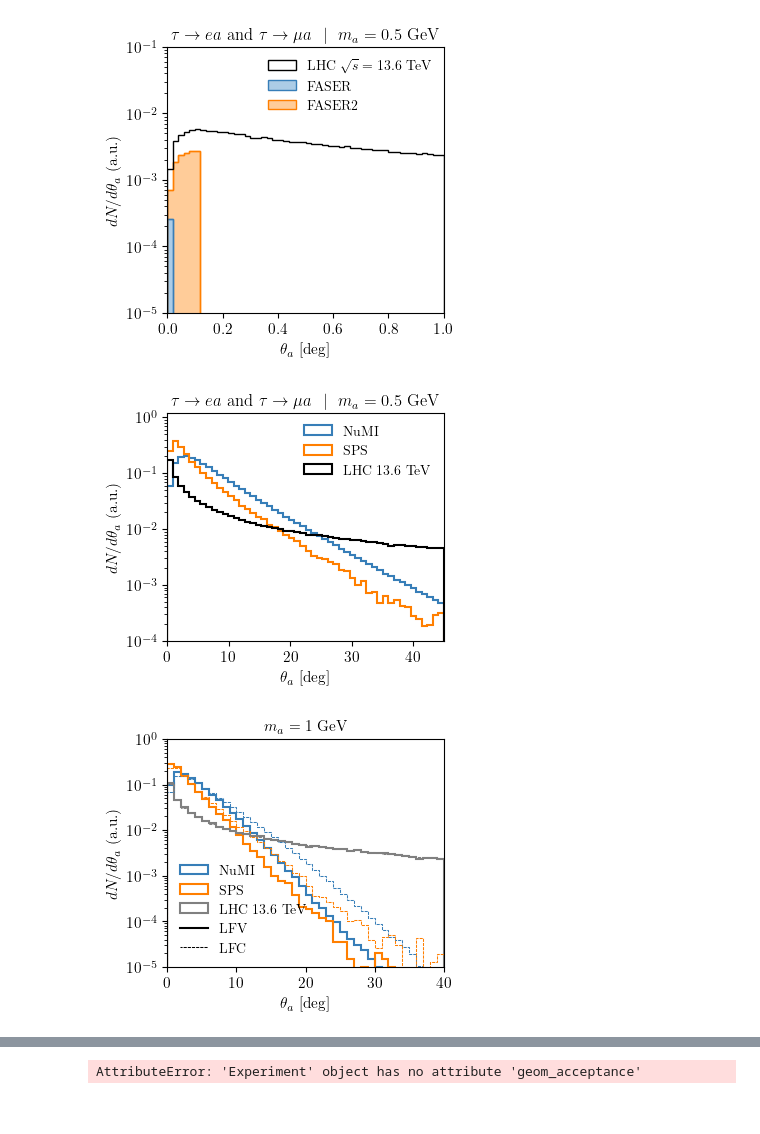
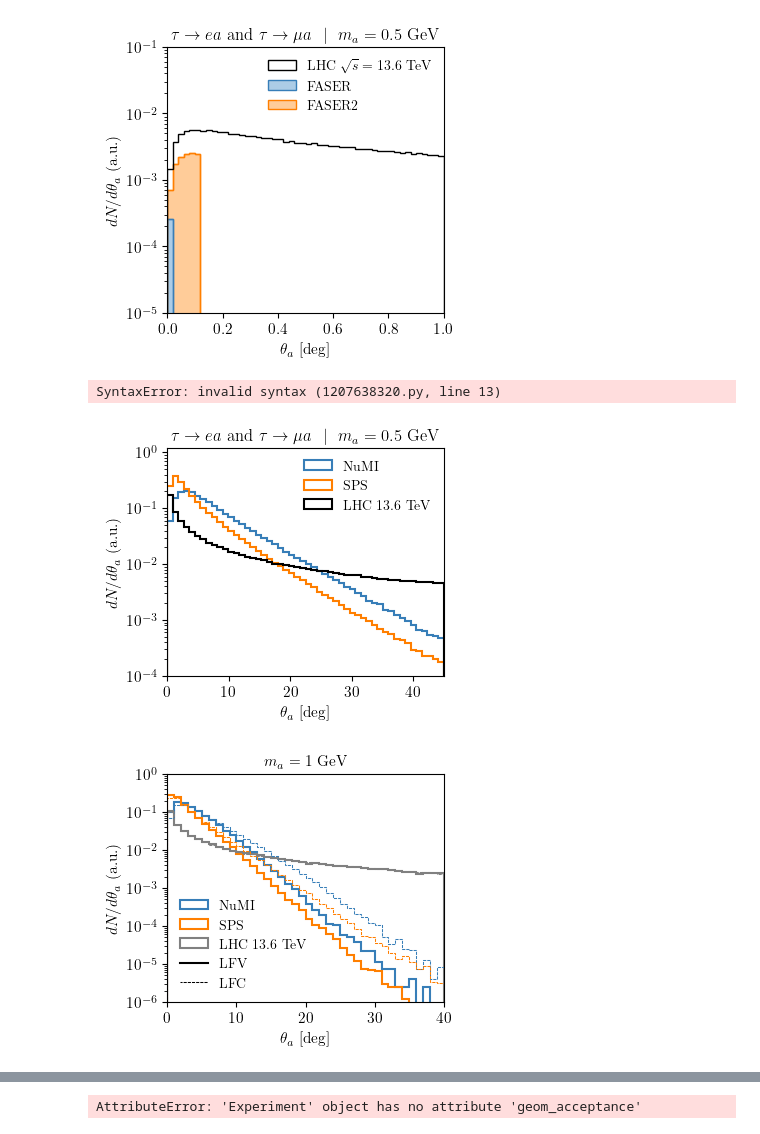
Before and after one commit to mhostert/tauALP, a Jupyter notebook: calculate_signal_rates.ipynb, the cells around one changed output, grey strips where cells are left out. Saved outputs shown, nothing was run; the diff lists cells and outputs as text; code cells hidden in the pictures.

```diff
--- a/calculate_signal_rates.ipynb
+++ b/calculate_signal_rates.ipynb
@@ -47,13 +47,13 @@ alp = models.ALP(0.3, 1e8)
 
 ### Pythia8 tau events
 NUMI_files  = [f"pythia8_events/tau_events_NuMI_120GeV_v3_{i}.txt" for i in range(0, 8)] + [f"pythia8_events/tau_events_NuMI_120GeV_v4_{i}.txt" for i in range(0, 8)]
-SPS_files   = [f"pythia8_events/tau_events_SPS_400GeV_v3_{i}.txt" for i in range(0, 8)]
+SPS_files   = [f"pythia8_events/tau_events_SPS_400GeV_v3_{i}.txt" for i in range(0, 8)] + [f"pythia8_events/tau_events_SPS_400GeV_v4_{i}.txt" for i in range(0, 8)]+ [f"pythia8_events/tau_events_SPS_400GeV_v5_{i}.txt" for i in range(0, 8)]
 LHC_files   = [f"pythia8_events/tau_events_LHC_13.6TeV_v6_{i}.txt" for i in range(0, 8)]
 
 ### Creating the experimental classes
-ICARUS      = exp.Experiment(NUMI_files, exp_dic=exp.ICARUS_exp, alp=alp, duplicate_taus=10)
-MICROBOONE  = exp.Experiment(NUMI_files, exp_dic=exp.MicroBooNE_exp, alp=alp, duplicate_taus=10)
-NOVA        = exp.Experiment(NUMI_files, exp_dic=exp.NoVA_exp, alp=alp, duplicate_taus=5)
+ICARUS      = exp.Experiment(NUMI_files, exp_dic=exp.ICARUS_exp, alp=alp, duplicate_taus=1)
+MICROBOONE  = exp.Experiment(NUMI_files, exp_dic=exp.MicroBooNE_exp, alp=alp, duplicate_taus=1)
+NOVA        = exp.Experiment(NUMI_files, exp_dic=exp.NoVA_exp, alp=alp, duplicate_taus=1)
 
 CHARM = exp.Experiment(SPS_files, exp_dic=exp.CHARM_exp, alp=alp)
 BEBC  = exp.Experiment(SPS_files, exp_dic=exp.BEBC_exp, alp=alp)
@@ -229,12 +230,14 @@ def plot_hist_with_errors(ax, data, weights, bins, label, color, zorder=2, lw=1.
     counts /= nevents
     sumw2 /= nevents**2
     # Plot main histogram
-    ax.hist(data, bins=bins, weights=weights, label=label,
+    ax.hist(data, bins=bins, weights=weights, label=label, |
             histtype='step', edgecolor=color, linestyle=ls,
             density=False, zorder=zorder, lw=lw)
 
     # Plot error bars as bars around each bin
 #     ax.bar(bin_centers, 2*np.sqrt(sumw2), bottom=counts-np.sqrt(sumw2), width=bin_widths, edgecolor='None', facecolor=color, alpha=0.3, lw=0, zorder=zorder-0.1)
+# %% [output]
+SyntaxError: invalid syntax (1207638320.py, line 13)
 # %%
 fig,ax = pt.std_fig(figsize=(3.5,3))
 
@@ -262,7 +265,7 @@ ax.legend(loc='upper right', fontsize=10, ncol=1)
 ax.set_title(fr'$\tau \to e a$ and $\tau \to \mu a$ $\,\,\vert\,\,$ $m_a = {model.m_a}$ GeV', fontsize=12)
 fig.savefig('plots/All_alp_angular_spectrum.pdf', bbox_inches='tight')
 # %% [output]
-[figure, old version]
+[figure, new version]
 # %%
 fig,ax = pt.std_fig(figsize=(3.5,3))
 
@@ -277,36 +280,36 @@ FASER.get_alp_events(alp=alp)
 plot_hist_with_errors(ax, Cfv.get_theta_3vec(ICARUS.p4_alp)*xunits, ICARUS.weights/np.sum(ICARUS.weights), b, 'NuMI', pt.CB_color_cycle[0], nevents=ICARUS.nevents)
 plot_hist_with_errors(ax, Cfv.get_theta_3vec(CHARM.p4_alp)*xunits, CHARM.weights/np.sum(CHARM.weights), b, 'SPS', pt.CB_color_cycle[1], nevents=CHARM.nevents)
 plot_hist_with_errors(ax, Cfv.get_theta_3vec(FASER.p4_alp)*xunits, FASER.weights/np.sum(FASER.weights), b, 'LHC $13.6$~TeV', 'grey', nevents=FASER.nevents)
 
 alp = models.ALP(mALP, 1e5, c_lepton=np.ones((3,3)))
 ICARUS.get_alp_events(alp=alp)
 CHARM.get_alp_events(alp=alp)
 FASER.get_alp_events(alp=alp)
 
 plot_hist_with_errors(ax, Cfv.get_theta_3vec(ICARUS.p4_alp)*xunits, ICARUS.weights/np.sum(ICARUS.weights), b, None, pt.CB_color_cycle[0], nevents=ICARUS.nevents, ls=(1,(3,1)), lw=0.75)
 plot_hist_with_errors(ax, Cfv.get_theta_3vec(CHARM.p4_alp)*xunits, CHARM.weights/np.sum(CHARM.weights), b, None, pt.CB_color_cycle[1], nevents=CHARM.nevents, ls=(1,(3,1)), lw=0.75)
 plot_hist_with_errors(ax, Cfv.get_theta_3vec(FASER.p4_alp)*xunits, FASER.weights/np.sum(FASER.weights), b, None, 'grey', nevents=FASER.nevents, ls=(1,(3,1)), lw=0.75)
 
 ax.set_yscale('log')
 # ax.set_xscale('log')
 ax.set_xlabel(r'$\theta_{a}$ [deg]')
 ax.set_ylabel(r'$dN/d \theta_a$ (a.u.)')
 ax.set_xlim(0,b.max())
-ax.set_ylim(1e-5, 1)
+ax.set_ylim(1e-6, 1)
 
-ax.set_yticks(np.geomspace(1e-5, 1, 6))
+ax.set_yticks(np.geomspace(1e-6, 1, 7))
 # l1 = ax.legend(loc='upper right', fontsize=10, ncol=1)
 
 l = []
 # l.append(ax.plot([],[], ls='-', color=pt.CB_color_cycle[0], lw=0, label='\,\,')[0])
 l.append(ax.plot([],[], ls='-', color='black', lw=1.5, label='LFV')[0])
 l.append(ax.plot([],[], ls=(1,(3,1)), color='black', lw=0.75, label='LFC')[0])
 # ax.add_artist(l1)
 ax.legend(loc='lower left', fontsize=10, ncol=1)
 ax.set_title(fr'$m_a = {alp.m_a}$ GeV', fontsize=11)
 fig.savefig('plots/All_alp_angular_spectrum_LFC.pdf', bbox_inches='tight')
 # %% [output]
-[figure, old version]
+[figure, new version]
 # %%
 fig,ax = pt.std_fig(figsize=(3.5,3.5))
 
```
Also changed, not shown: parts of 9 cells of this notebook, 20 other files.
